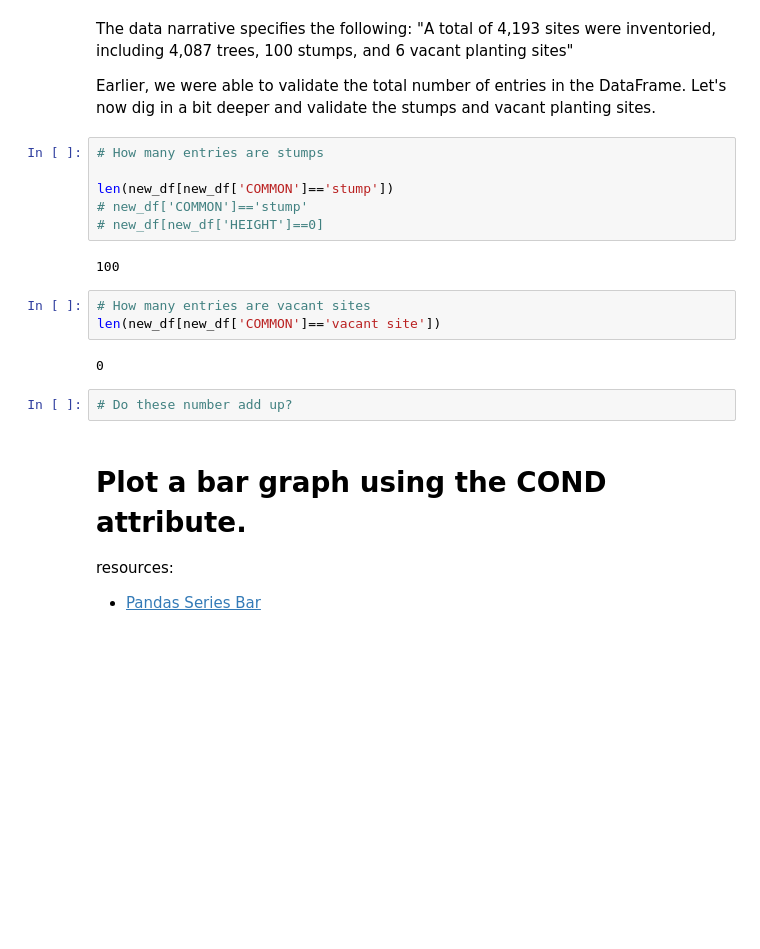
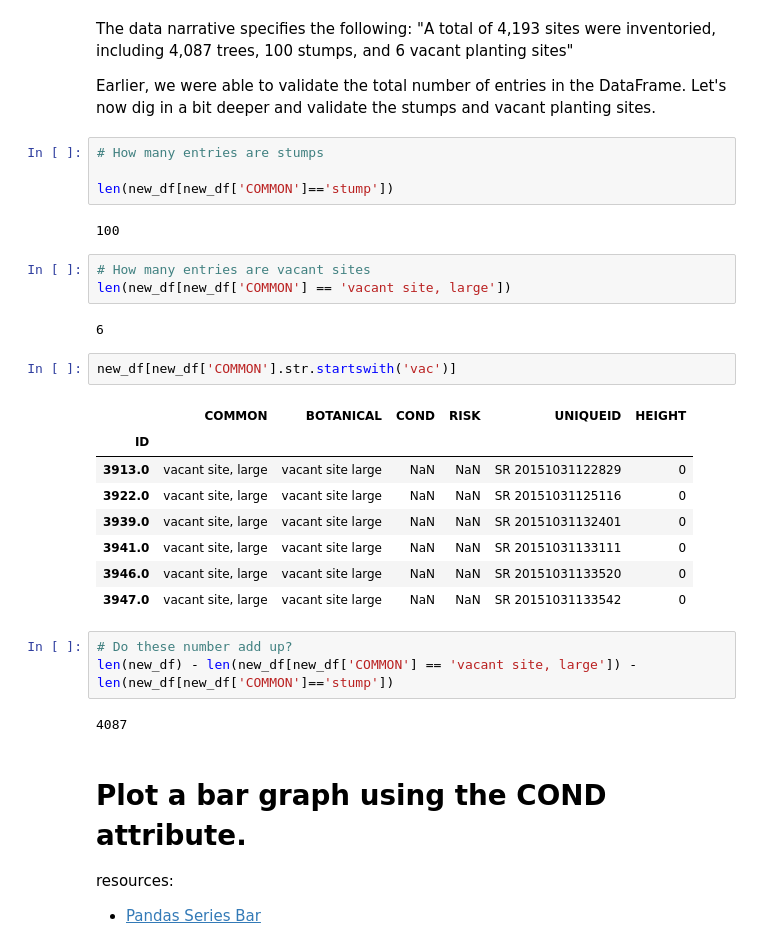
Before and after one commit to Efe-C-3/DataEngineering.Labs.CityOfNewarkDETreeSurvey, a Jupyter notebook: newark_de_tree_survey.ipynb, the cells around one changed output. Drawn from its saved outputs; the diff is of its cells as text; blank space fills up the shorter version.

```diff
--- a/newark_de_tree_survey.ipynb
+++ b/newark_de_tree_survey.ipynb
@@ -126,17 +126,29 @@ Earlier, we were able to validate the total number of entries in the DataFrame.
 # How many entries are stumps
 
 len(new_df[new_df['COMMON']=='stump'])
-# new_df['COMMON']=='stump'
-# new_df[new_df['HEIGHT']==0]
 # %% [output]
 100
 # %%
 # How many entries are vacant sites
-len(new_df[new_df['COMMON']=='vacant site'])
+len(new_df[new_df['COMMON'] == 'vacant site, large'])
 # %% [output]
-0
+6
+# %%
+new_df[new_df['COMMON'].str.startswith('vac')]
+# %% [output]
+|  | COMMON | BOTANICAL | COND | RISK | UNIQUEID | HEIGHT |
+| ID |  |  |  |  |  |  |
+| 3913.0 | vacant site, large | vacant site large | NaN | NaN | SR 20151031122829 | 0 |
+| 3922.0 | vacant site, large | vacant site large | NaN | NaN | SR 20151031125116 | 0 |
+| 3939.0 | vacant site, large | vacant site large | NaN | NaN | SR 20151031132401 | 0 |
+| 3941.0 | vacant site, large | vacant site large | NaN | NaN | SR 20151031133111 | 0 |
+| 3946.0 | vacant site, large | vacant site large | NaN | NaN | SR 20151031133520 | 0 |
+| 3947.0 | vacant site, large | vacant site large | NaN | NaN | SR 20151031133542 | 0 |
 # %%
 # Do these number add up?
+len(new_df) - len(new_df[new_df['COMMON'] == 'vacant site, large']) - len(new_df[new_df['COMMON']=='stump'])
+# %% [output]
+4087
 # %% [markdown]
 # Plot a bar graph using the COND attribute.
 
```
Also changed, not shown: parts of 12 cells of this notebook.
